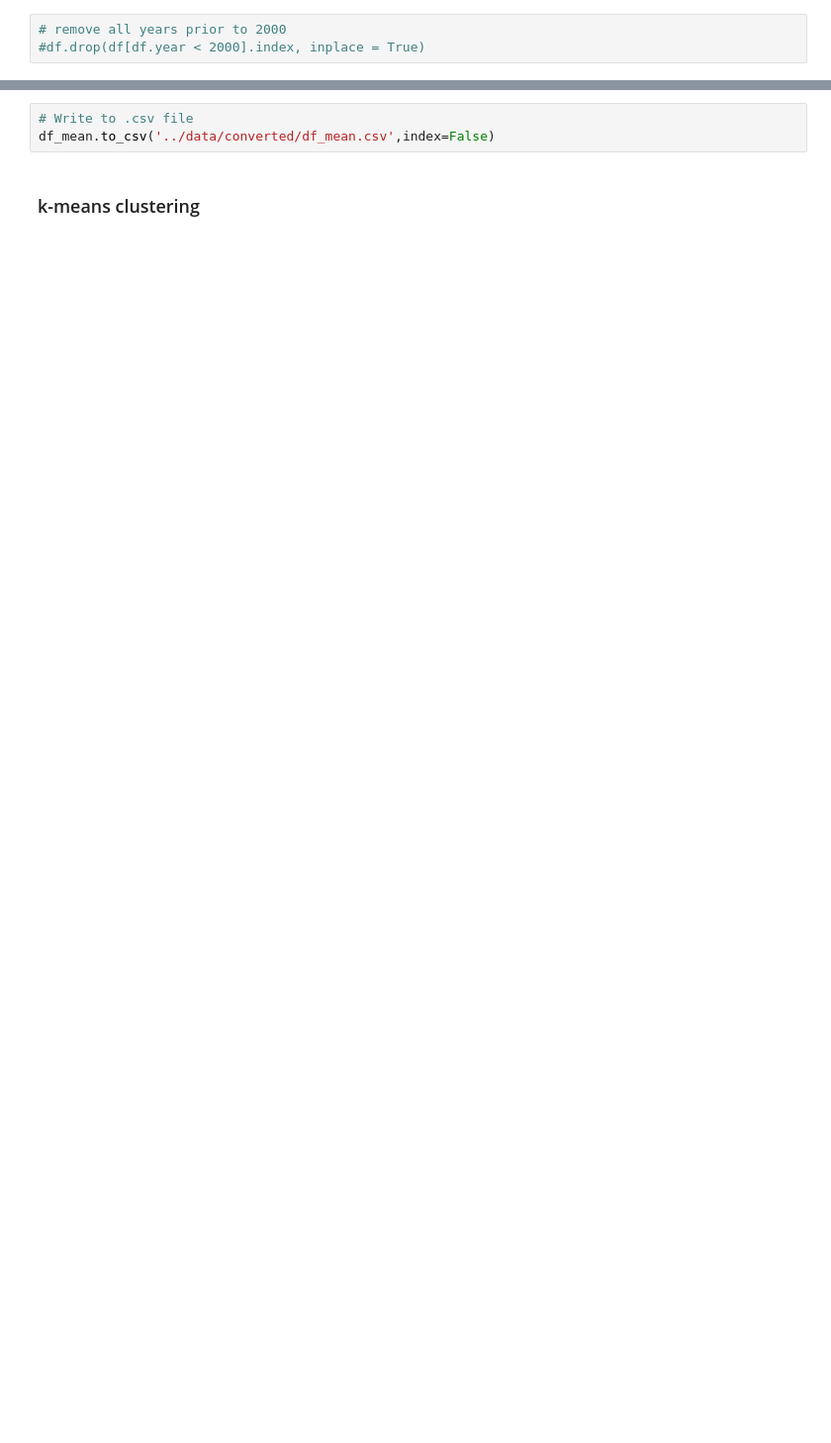
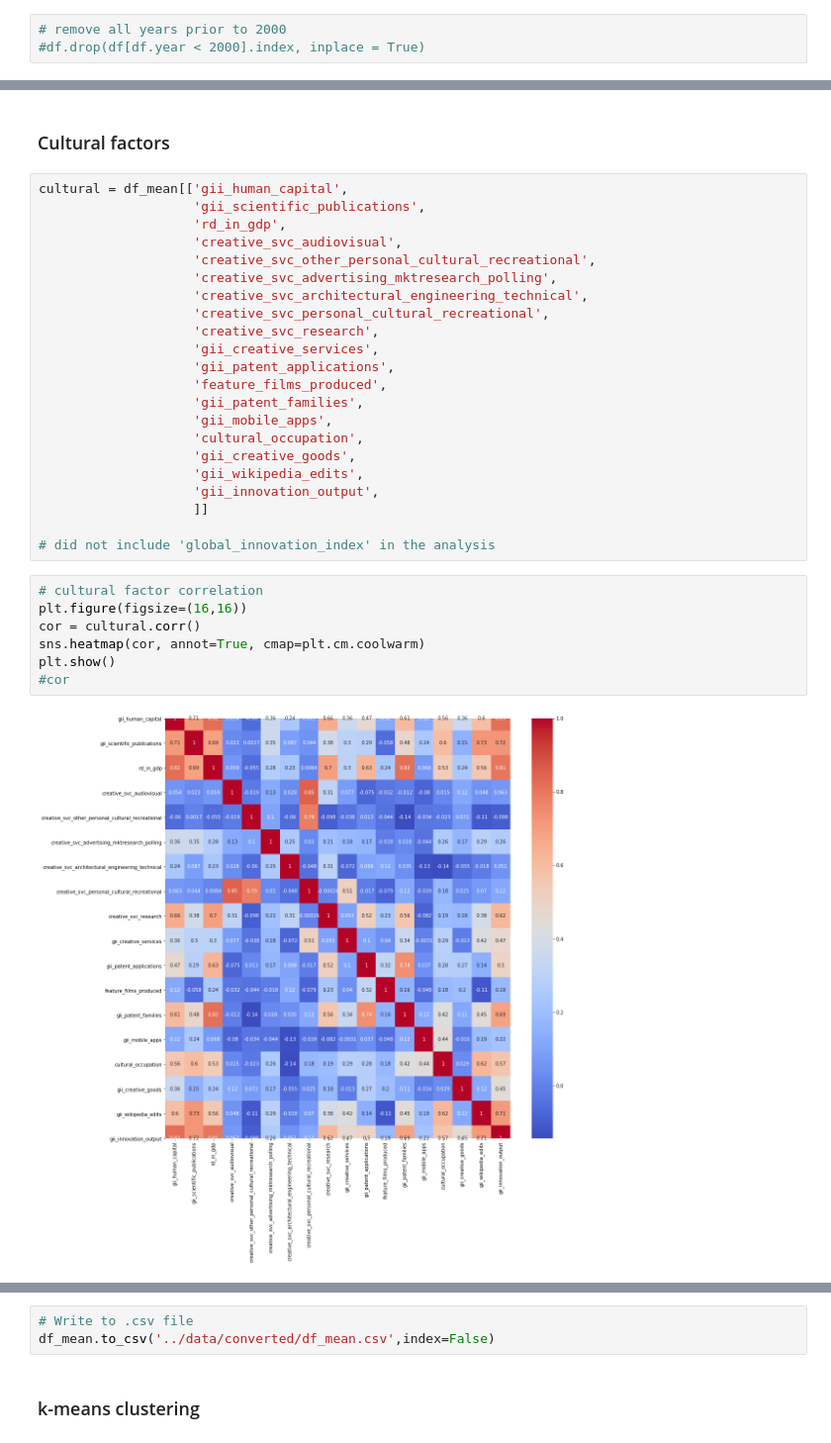
Before and after one commit to MissFacetious/Innovation, a Jupyter notebook: data_analysis/unsupervised.ipynb, the cells around one changed output, grey strips where cells are left out. Shown at 99% size. Drawn from its saved outputs; the diff is of its cells as text; blank space fills up the shorter version.

```diff
--- a/data_analysis/unsupervised.ipynb
+++ b/data_analysis/unsupervised.ipynb
@@ -45,0 +231,33 @@ df_mean.drop(['year'], axis =1, inplace = True)
+# %% [markdown]
+### Cultural factors
+# %%
+cultural = df_mean[['gii_human_capital',
+                    'gii_scientific_publications',
+                    'rd_in_gdp',
+                    'creative_svc_audiovisual',
+                    'creative_svc_other_personal_cultural_recreational',
+                    'creative_svc_advertising_mktresearch_polling',
+                    'creative_svc_architectural_engineering_technical',
+                    'creative_svc_personal_cultural_recreational',
+                    'creative_svc_research',
+                    'gii_creative_services',
+                    'gii_patent_applications',
+                    'feature_films_produced',
+                    'gii_patent_families',
+                    'gii_mobile_apps',
+                    'cultural_occupation',
+                    'gii_creative_goods',
+                    'gii_wikipedia_edits',
+                    'gii_innovation_output',
+                    ]]
+
+# did not include 'global_innovation_index' in the analysis
+# %%
+# cultural factor correlation
+plt.figure(figsize=(16,16))
+cor = cultural.corr()
+sns.heatmap(cor, annot=True, cmap=plt.cm.coolwarm)
+plt.show()
+#cor
+# %% [output]
+[figure, added]
```
Also changed, not shown: parts of 36 cells of this notebook.
